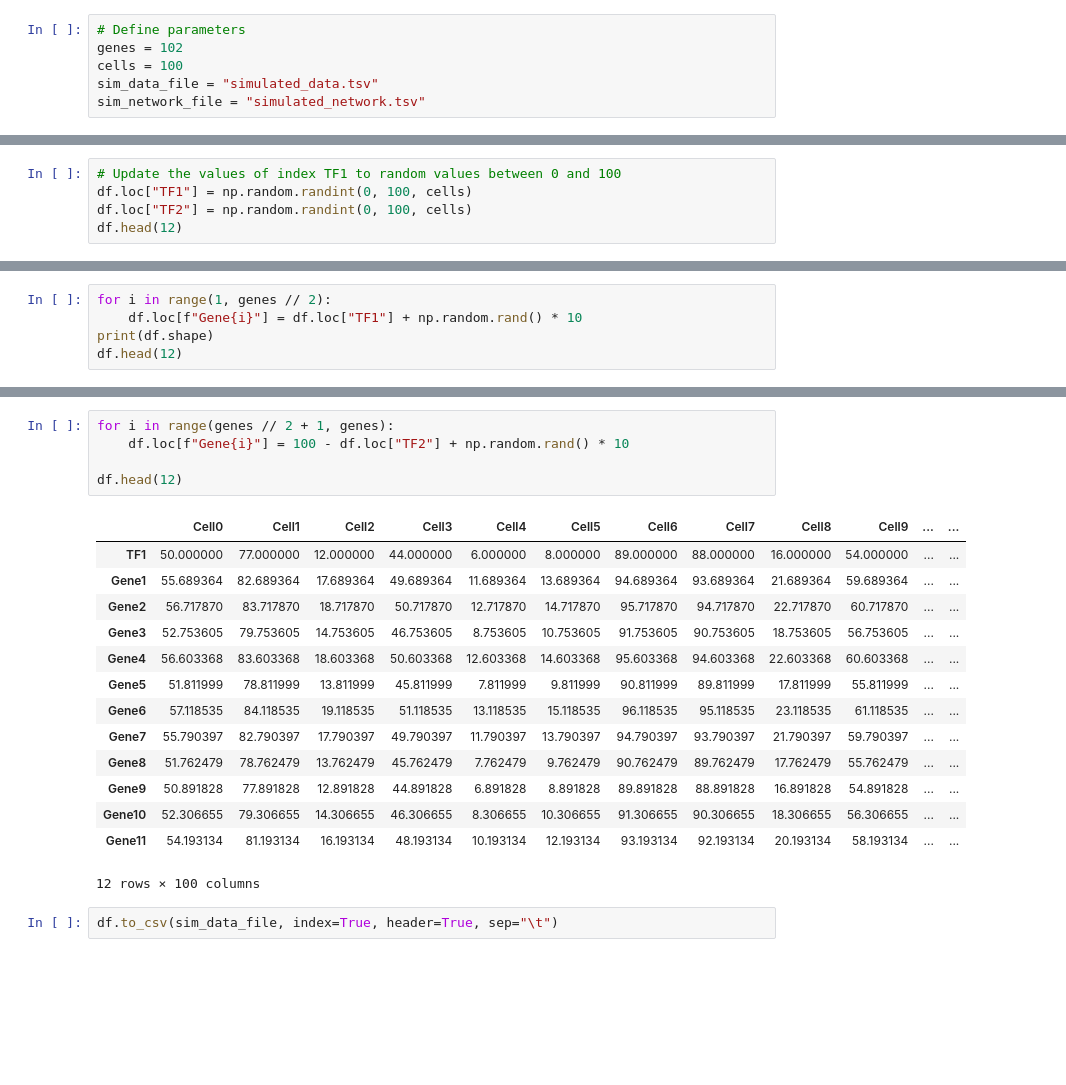
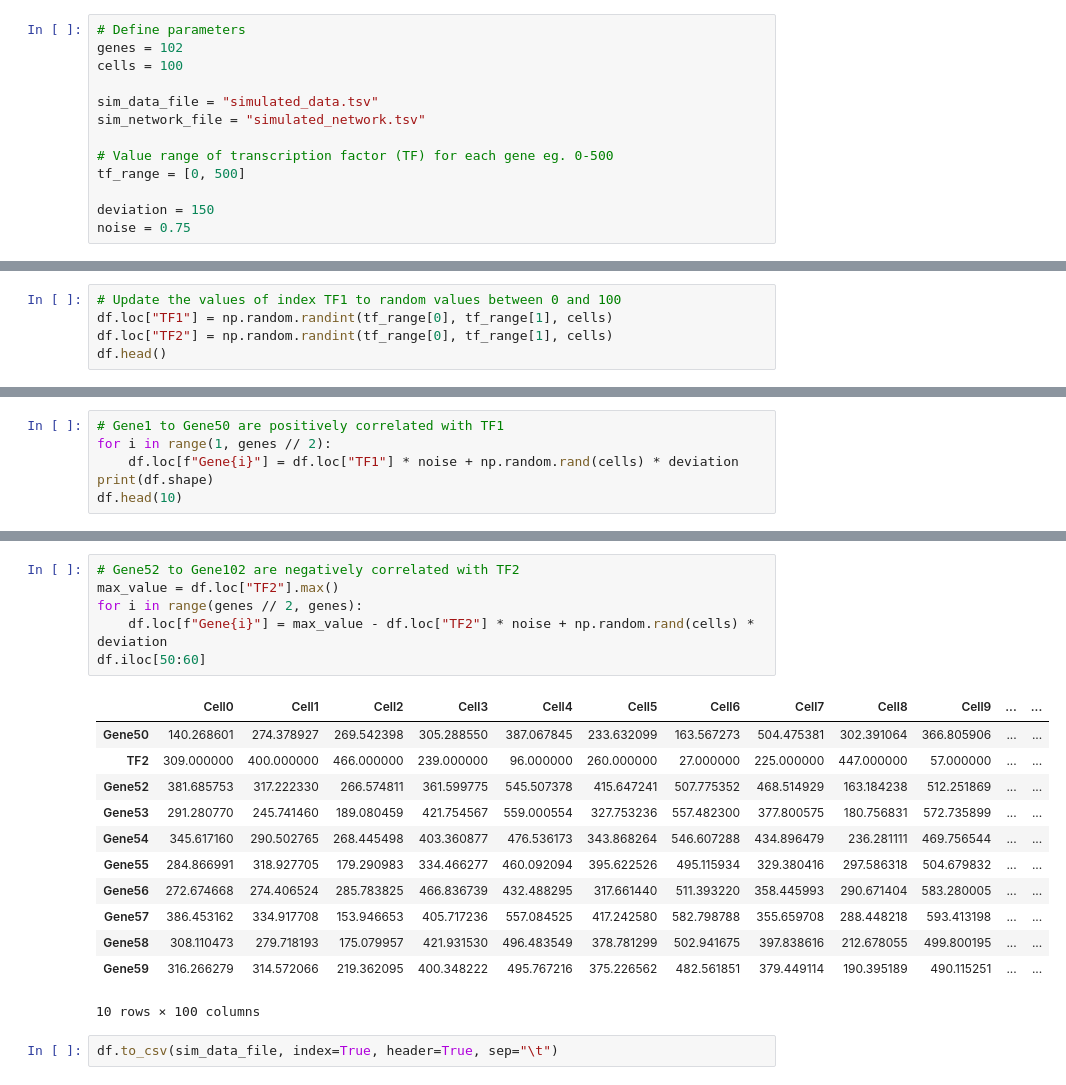
Before and after one commit to KisanThapa/SimulatedSingleCellData, a Jupyter notebook: Simulated.ipynb, the cells around one changed output, grey strips where cells are left out. Drawn from its saved outputs; the diff is of its cells as text; blank space fills up the shorter version.

```diff
--- a/Simulated.ipynb
+++ b/Simulated.ipynb
@@ -6,8 +9,15 @@ import pandas as pd
 # Define parameters
 genes = 102
 cells = 100
+
 sim_data_file = "simulated_data.tsv"
 sim_network_file = "simulated_network.tsv"
+
+# Value range of transcription factor (TF) for each gene eg. 0-500
+tf_range = [0, 500]
+
+deviation = 150
+noise = 0.75
 # %%
 # Create custom dataframe of 103 rows and 1000 columns with all values 0
 df = pd.DataFrame(
@@ -60,7 +53,7 @@ df.head(12)
 # %%
 # Update the values of index TF1 to random values between 0 and 100
-df.loc["TF1"] = np.random.randint(0, 100, cells)
-df.loc["TF2"] = np.random.randint(0, 100, cells)
-df.head(12)
+df.loc["TF1"] = np.random.randint(tf_range[0], tf_range[1], cells)
+df.loc["TF2"] = np.random.randint(tf_range[0], tf_range[1], cells)
+df.head()
 # %% [output]
 |  | Cell0 | Cell1 | Cell2 | Cell3 | Cell4 | Cell5 | Cell6 | Cell7 | Cell8 | Cell9 | ... | ... |
@@ -80,8 +66,9 @@ df.head(12)
 # %%
+# Gene1 to Gene50 are positively correlated with TF1
 for i in range(1, genes // 2):
-    df.loc[f"Gene{i}"] = df.loc["TF1"] + np.random.rand() * 10
+    df.loc[f"Gene{i}"] = df.loc["TF1"] * noise + np.random.rand(cells) * deviation
 print(df.shape)
-df.head(12)
+df.head(10)
 # %% [output]
 (102, 100)
 |  | Cell0 | Cell1 | Cell2 | Cell3 | Cell4 | Cell5 | Cell6 | Cell7 | Cell8 | Cell9 | ... | ... |
@@ -101,22 +86,21 @@ df.head(12)
 # %%
-for i in range(genes // 2 + 1, genes):
-    df.loc[f"Gene{i}"] = 100 - df.loc["TF2"] + np.random.rand() * 10
-
-df.head(12)
+# Gene52 to Gene102 are negatively correlated with TF2
+max_value = df.loc["TF2"].max()
+for i in range(genes // 2, genes):
+    df.loc[f"Gene{i}"] = max_value - df.loc["TF2"] * noise + np.random.rand(cells) * deviation
+df.iloc[50:60]
 # %% [output]
 |  | Cell0 | Cell1 | Cell2 | Cell3 | Cell4 | Cell5 | Cell6 | Cell7 | Cell8 | Cell9 | ... | ... |
-| TF1 | 50.000000 | 77.000000 | 12.000000 | 44.000000 | 6.000000 | 8.000000 | 89.000000 | 88.000000 | 16.000000 | 54.000000 | ... | ... |
-| Gene1 | 55.689364 | 82.689364 | 17.689364 | 49.689364 | 11.689364 | 13.689364 | 94.689364 | 93.689364 | 21.689364 | 59.689364 | ... | ... |
-| Gene2 | 56.717870 | 83.717870 | 18.717870 | 50.717870 | 12.717870 | 14.717870 | 95.717870 | 94.717870 | 22.717870 | 60.717870 | ... | ... |
-| Gene3 | 52.753605 | 79.753605 | 14.753605 | 46.753605 | 8.753605 | 10.753605 | 91.753605 | 90.753605 | 18.753605 | 56.753605 | ... | ... |
-| Gene4 | 56.603368 | 83.603368 | 18.603368 | 50.603368 | 12.603368 | 14.603368 | 95.603368 | 94.603368 | 22.603368 | 60.603368 | ... | ... |
-| Gene5 | 51.811999 | 78.811999 | 13.811999 | 45.811999 | 7.811999 | 9.811999 | 90.811999 | 89.811999 | 17.811999 | 55.811999 | ... | ... |
-| Gene6 | 57.118535 | 84.118535 | 19.118535 | 51.118535 | 13.118535 | 15.118535 | 96.118535 | 95.118535 | 23.118535 | 61.118535 | ... | ... |
-| Gene7 | 55.790397 | 82.790397 | 17.790397 | 49.790397 | 11.790397 | 13.790397 | 94.790397 | 93.790397 | 21.790397 | 59.790397 | ... | ... |
-| Gene8 | 51.762479 | 78.762479 | 13.762479 | 45.762479 | 7.762479 | 9.762479 | 90.762479 | 89.762479 | 17.762479 | 55.762479 | ... | ... |
-| Gene9 | 50.891828 | 77.891828 | 12.891828 | 44.891828 | 6.891828 | 8.891828 | 89.891828 | 88.891828 | 16.891828 | 54.891828 | ... | ... |
-| Gene10 | 52.306655 | 79.306655 | 14.306655 | 46.306655 | 8.306655 | 10.306655 | 91.306655 | 90.306655 | 18.306655 | 56.306655 | ... | ... |
-| Gene11 | 54.193134 | 81.193134 | 16.193134 | 48.193134 | 10.193134 | 12.193134 | 93.193134 | 92.193134 | 20.193134 | 58.193134 | ... | ... |
+| Gene50 | 140.268601 | 274.378927 | 269.542398 | 305.288550 | 387.067845 | 233.632099 | 163.567273 | 504.475381 | 302.391064 | 366.805906 | ... | ... |
+| TF2 | 309.000000 | 400.000000 | 466.000000 | 239.000000 | 96.000000 | 260.000000 | 27.000000 | 225.000000 | 447.000000 | 57.000000 | ... | ... |
+| Gene52 | 381.685753 | 317.222330 | 266.574811 | 361.599775 | 545.507378 | 415.647241 | 507.775352 | 468.514929 | 163.184238 | 512.251869 | ... | ... |
+| Gene53 | 291.280770 | 245.741460 | 189.080459 | 421.754567 | 559.000554 | 327.753236 | 557.482300 | 377.800575 | 180.756831 | 572.735899 | ... | ... |
+| Gene54 | 345.617160 | 290.502765 | 268.445498 | 403.360877 | 476.536173 | 343.868264 | 546.607288 | 434.896479 | 236.281111 | 469.756544 | ... | ... |
+| Gene55 | 284.866991 | 318.927705 | 179.290983 | 334.466277 | 460.092094 | 395.622526 | 495.115934 | 329.380416 | 297.586318 | 504.679832 | ... | ... |
+| Gene56 | 272.674668 | 274.406524 | 285.783825 | 466.836739 | 432.488295 | 317.661440 | 511.393220 | 358.445993 | 290.671404 | 583.280005 | ... | ... |
+| Gene57 | 386.453162 | 334.917708 | 153.946653 | 405.717236 | 557.084525 | 417.242580 | 582.798788 | 355.659708 | 288.448218 | 593.413198 | ... | ... |
+| Gene58 | 308.110473 | 279.718193 | 175.079957 | 421.931530 | 496.483549 | 378.781299 | 502.941675 | 397.838616 | 212.678055 | 499.800195 | ... | ... |
+| Gene59 | 316.266279 | 314.572066 | 219.362095 | 400.348222 | 495.767216 | 375.226562 | 482.561851 | 379.449114 | 190.395189 | 490.115251 | ... | ... |
-12 rows × 100 columns
+10 rows × 100 columns
 # %%
 df.to_csv(sim_data_file, index=True, header=True, sep="\t")
```
Also changed, not shown: parts of 16 cells of this notebook, 1 other file.
